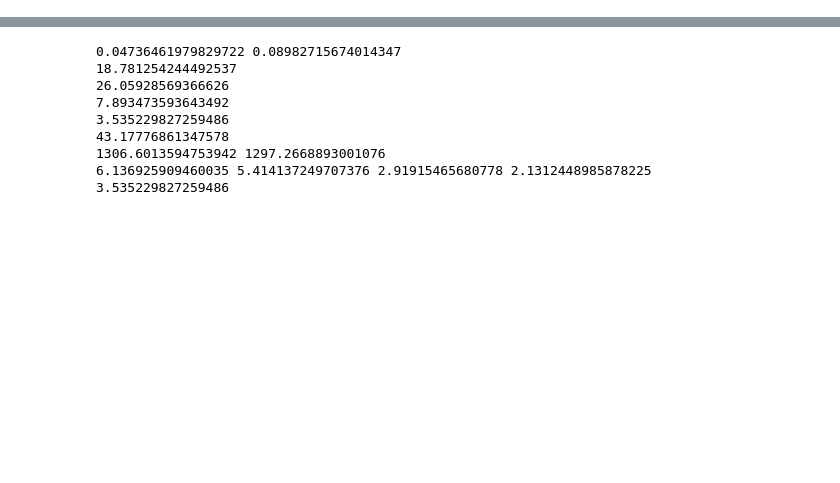
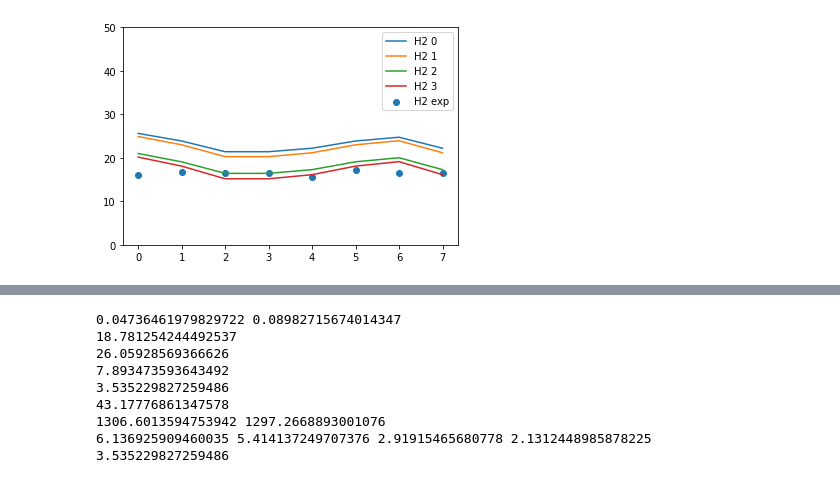
Before and after one commit to jubaldi/gasification, a Jupyter notebook: aydin.ipynb, the cells around one changed output, grey strips where cells are left out. Cells and saved outputs as stored; diff of their text form; code cells hidden in the pictures; blank space fills up the shorter version.

```diff
--- a/aydin.ipynb
+++ b/aydin.ipynb
@@ -21,3 +22,47 @@ def char(ER, MC, T, C, H, O, ash):
 def met(ER, MC, T, C, H, O, ash):
     b = lambda i: methane_params[i]
     return np.exp(b(0) + b(1)*ER + b(2)*MC + b(3)*((10**(-3))*T) + b(4)*((10**(-3))*T)**2 + b(5)*C + b(6)*H + b(7)*O +b(8)*ash)
+# %%
+df = pd.read_excel('aydin.xlsx')
+# %%
+species = ['H2', 'CO', 'CO2', 'CH4', 'N2']
+results0 = np.zeros((len(species), 8))
+results1 = np.zeros_like(results0)
+results2 = np.zeros_like(results0)
+results3 = np.zeros_like(results0)
+ult1 = [50.7, 6.9, 42.4, 0.3, 0, 0]
+ash1 = 0.0039
+hhv1 = 18.86
+for i in range(8):
+    er = df['ER'][i]
+    t = df['T'][i]
+    h2 = df['H2'][i]
+    co = df['CO'][i]
+    co2 = df['CO2'][i]
+    ch4 = df['CH4'][i]
+    n2 = df['N2'][i]
+    mc = df['MC'][i]
+    fuel = fs.create_fuel_stream(1, ult1, ash1, mc/100, hhv1)
+    air = fs.create_air_from_ER(fuel, er)
+    out0 = gs.gasify_nonisot(fuel, air)
+    char1 = char(er, mc, out0.T, ult1[0], ult1[1], ult1[2], ash1*100)
+    met1 = met(er, mc, out0.T, ult1[0], ult1[1], ult1[2], ash1*100)
+    out1 = gs.gasify_nonisot(fuel, air, charFormation=char1, directMethaneConv=0)
+    out2 = gs.gasify_nonisot(fuel, air, charFormation=0, directMethaneConv=met1)
+    out3 = gs.gasify_nonisot(fuel, air, charFormation=char1, directMethaneConv=met1)
+    for j, sp in enumerate(species):
+        results0[j][i] = 100*out0.get_syngas_fraction(sp)
+        results1[j][i] = 100*out1.get_syngas_fraction(sp)
+        results2[j][i] = 100*out2.get_syngas_fraction(sp)
+        results3[j][i] = 100*out3.get_syngas_fraction(sp)
+# %%
+plt.plot(range(8), results0[0], label='H2 0')
+plt.plot(range(8), results1[0], label='H2 1')
+plt.plot(range(8), results2[0], label='H2 2')
+plt.plot(range(8), results3[0], label='H2 3')
+plt.scatter(range(8), df.iloc[0:8]['H2'], label='H2 exp')
+plt.ylim(0,50)
+plt.legend()
+plt.show()
+# %% [output]
+[figure, added]
```
Also changed, not shown: parts of 6 cells of this notebook, 2 other files.
